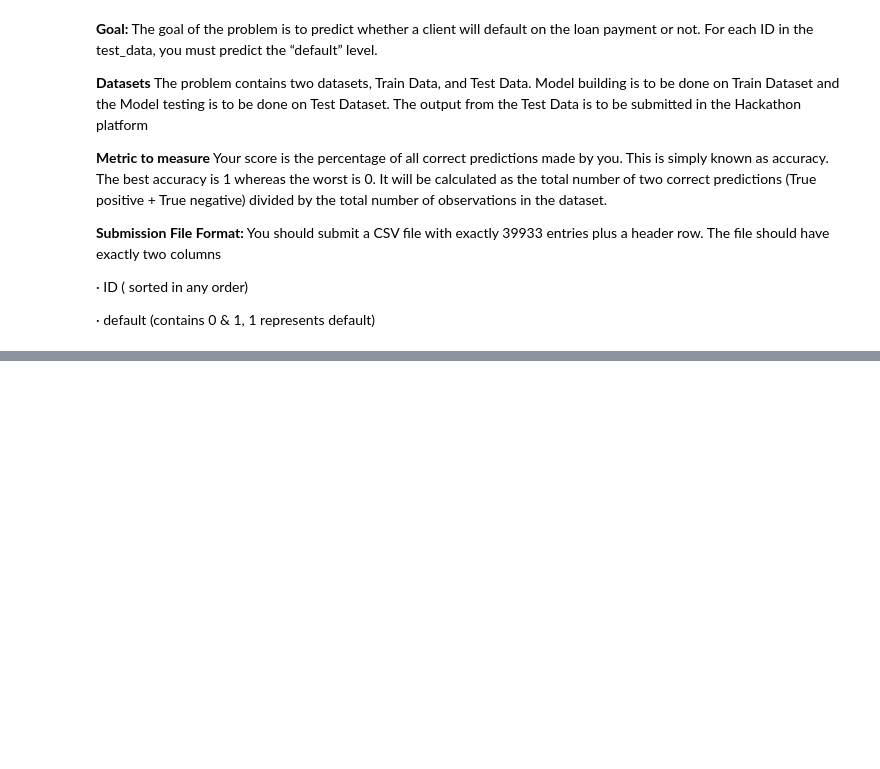
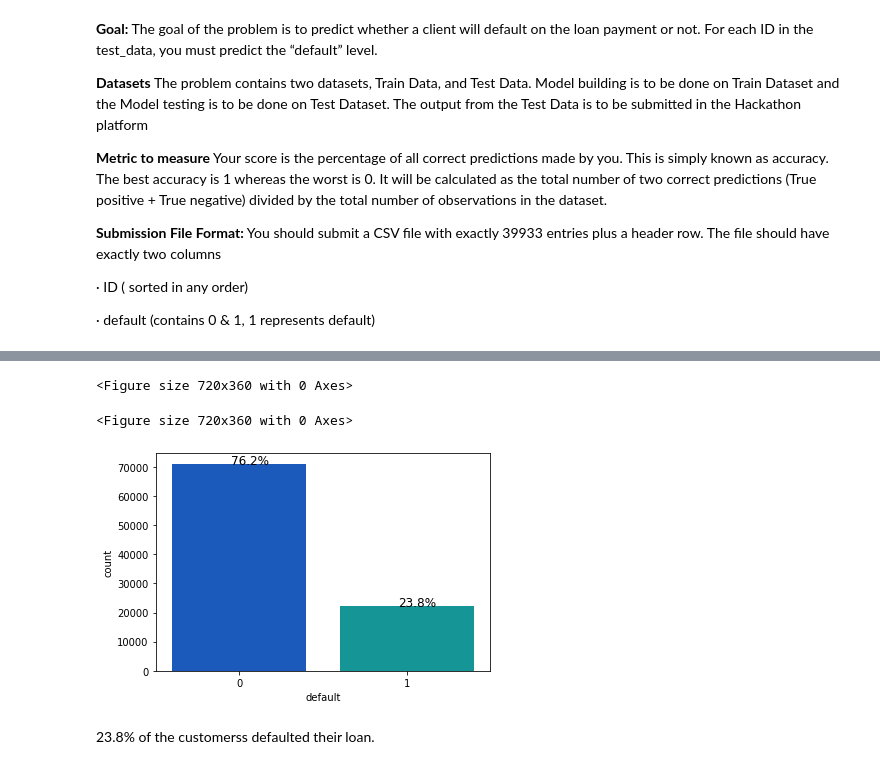
Before and after one commit to RaisaAnika/loan_nbfc_hacathon, a Jupyter notebook: LOAN_NBFC_Hackathon.ipynb, the cells around one changed output, grey strips where cells are left out. Saved outputs shown, nothing was run; the diff lists cells and outputs as text; code cells hidden in the pictures; blank space fills up the shorter version.

```diff
--- a/LOAN_NBFC_Hackathon.ipynb
+++ b/LOAN_NBFC_Hackathon.ipynb
@@ -39,0 +174,3 @@ The file should have exactly two columns
+# %%
+df_train = pd.read_csv("/content/Train_set.csv")
+df_train.head()
@@ -39,0 +237,27 @@ The file should have exactly two columns
+# %%
+def perc_on_bar(plot, feature):
+    """
+    plot
+    feature: categorical feature
+    the function won't work if a column is passed in hue parameter
+    """
+    total = len(feature)  # length of the column
+    for p in ax.patches:
+        percentage = "{:.1f}%".format(
+            100 * p.get_height() / total
+        )  # percentage of each class of the category
+        x = p.get_x() + p.get_width() / 2 - 0.05  # width of the plot
+        y = p.get_y() + p.get_height()  # hieght of the plot
+        ax.annotate(percentage, (x, y), size=12)  # annotate the percantage
+    plt.show()  # show the plot
+plt.figure(figsize=(10, 5))
+# %% [output]
+<Figure size 720x360 with 0 Axes>
+<Figure size 720x360 with 0 Axes>
+# %%
+ax = sns.countplot(df_train["default"], palette="winter")
+perc_on_bar(ax, df_train["default"])
+# %% [output]
+[figure, added]
+# %% [markdown]
+23.8% of the customerss defaulted their loan.
```
Also changed, not shown: parts of 63 cells of this notebook.
